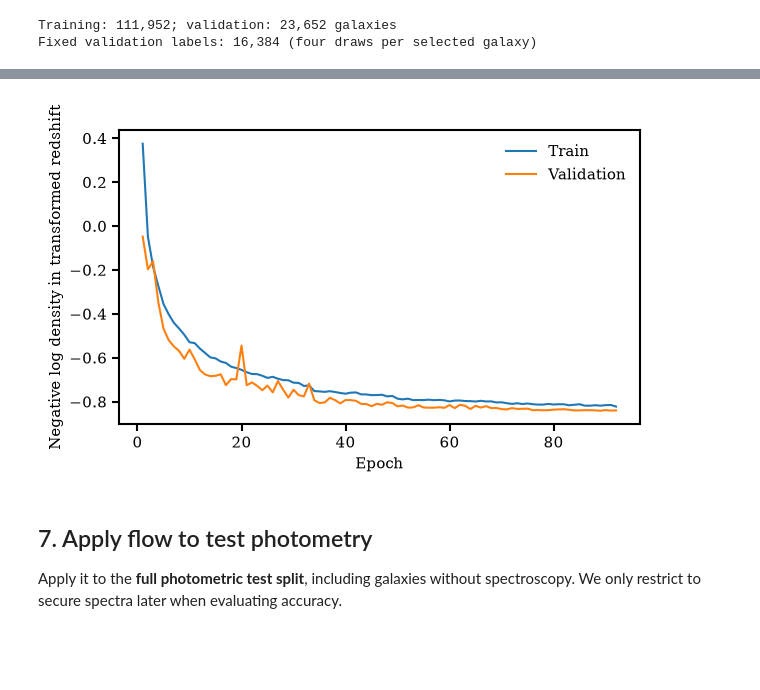
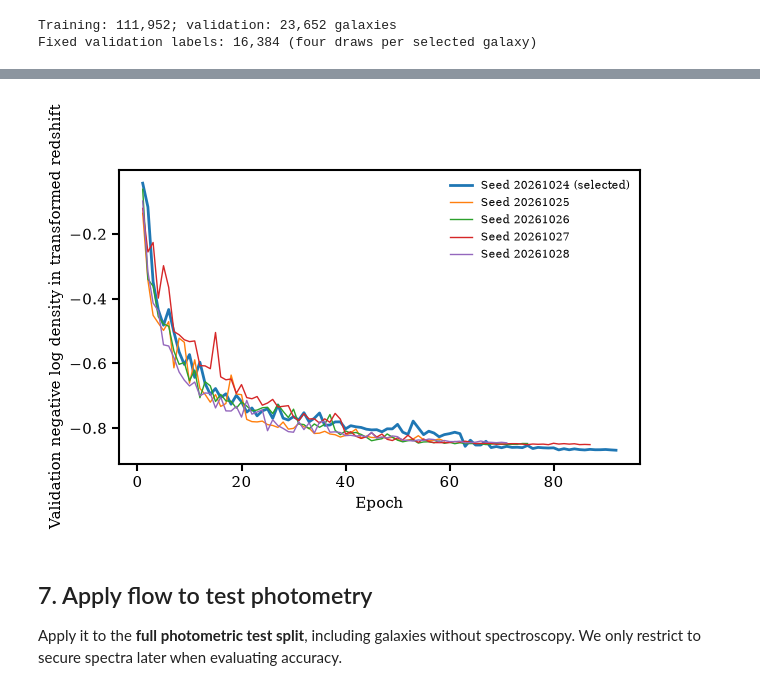
Before and after one commit to changhoonhahn/pzflow, a Jupyter notebook: nb/bootstrapped_flow.ipynb, the cells around one changed output, grey strips where cells are left out. Saved outputs shown, nothing was run; the diff lists cells and outputs as text; code cells hidden in the pictures; blank space fills up the shorter version.

Commit message:
pick best of 5 flows

```diff
--- a/nb/bootstrapped_flow.ipynb
+++ b/nb/bootstrapped_flow.ipynb
@@ -17,6 +17,9 @@ from nflows.transforms.autoregressive import MaskedPiecewiseRationalQuadraticAut
 from pzflow.utils import PDFSampler
 # %%
 seed = 20261024
+flow_seeds = [seed + i for i in range(5)]
+epochs = 200
+max_steps = 20000
 # %%
 plt.rcParams.update(
     {
@@ -248,16 +274,20 @@ Best validation loss: -0.8415
 # %%
 fig, ax = plt.subplots(figsize=(6, 3.5), constrained_layout=True)
-ax.plot([row['epoch'] for row in history], [row['train_loss'] for row in history], label='Train')
-ax.plot(
-    [row['epoch'] for row in history],
-    [row['validation_loss'] for row in history],
-    label='Validation',
-)
-ax.set(xlabel='Epoch', ylabel='Negative log density in transformed redshift')
-ax.legend()
+for run in runs:
+    history = run['history']
+    selected = run['seed'] == best_seed
+    label = f'Seed {run["seed"]}' + (' (selected)' if selected else '')
+    ax.plot(
+        [row['epoch'] for row in history],
+        [row['validation_loss'] for row in history],
+        lw=2 if selected else 1,
+        label=label,
+    )
+ax.set(xlabel='Epoch', ylabel='Validation negative log density in transformed redshift')
+ax.legend(fontsize=8)
 plt.show()
 # %% [output]
-[figure, old version]
+[figure, new version]
 # %% [markdown]
 ## 7. Apply flow to test photometry
 Apply it to the **full photometric test split**, including galaxies without
```
Also changed, not shown: parts of 10 cells of this notebook, 2 other files.
